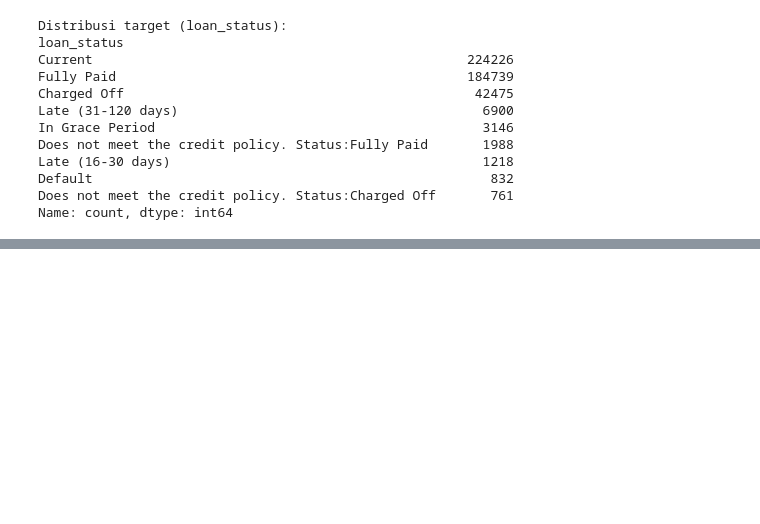
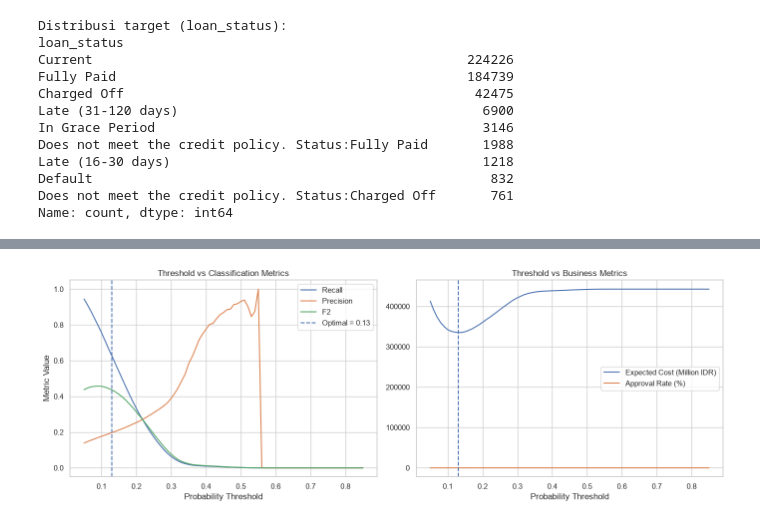
Before and after one commit to Juliama26/idx-partners-ds-project, a Jupyter notebook: main.ipynb, the cells around one changed output, grey strips where cells are left out. Cells and saved outputs as stored; diff of their text form; code cells hidden in the pictures; blank space fills up the shorter version.

Commit message:
fix model

```diff
--- a/main.ipynb
+++ b/main.ipynb
@@ -872,0 +703,15 @@ explain_single_applicant(pos_good)
+# %%
+# Probability calibration
+from sklearn.calibration import CalibratedClassifierCV
+
+calibrated_model = CalibratedClassifierCV(
+    estimator=best_model,
+    method='sigmoid',
+    cv=5,
+)
+
+calibrated_model.fit(
+    X_train,
+    y_train,
+)
+print(f'Probability calibration {best_name} selesai.')
@@ -872,0 +851,48 @@ explain_single_applicant(pos_good)
+# %%
+fig, axes = plt.subplots(1, 2, figsize=(14, 5))
+
+axes[0].plot(
+    threshold_df['threshold'],
+    threshold_df['recall'],
+    label='Recall',
+)
+axes[0].plot(
+    threshold_df['threshold'],
+    threshold_df['precision'],
+    label='Precision',
+)
+axes[0].plot(
+    threshold_df['threshold'],
+    threshold_df['f2'],
+    label='F2',
+)
+axes[0].axvline(
+    optimal_threshold,
+    linestyle='--',
+    label=f'Optimal = {optimal_threshold:.2f}',
+)
+axes[0].set_title('Threshold vs Classification Metrics')
+axes[0].set_xlabel('Probability Threshold')
+axes[0].set_ylabel('Metric Value')
+axes[0].legend()
+axes[1].plot(
+    threshold_df['threshold'],
+    threshold_df['expected_cost'] / 1_000_000,
+    label='Expected Cost (Million IDR)',
+)
+axes[1].plot(
+    threshold_df['threshold'],
+    threshold_df['approval_rate'] * 100,
+    label='Approval Rate (%)',
+)
+axes[1].axvline(
+    optimal_threshold,
+    linestyle='--',
+)
+axes[1].set_title('Threshold vs Business Metrics')
+axes[1].set_xlabel('Probability Threshold')
+axes[1].legend()
+plt.tight_layout()
+plt.show()
+# %% [output]
+[figure, added]
```
Also changed, not shown: parts of 56 cells of this notebook, 1 other file.
